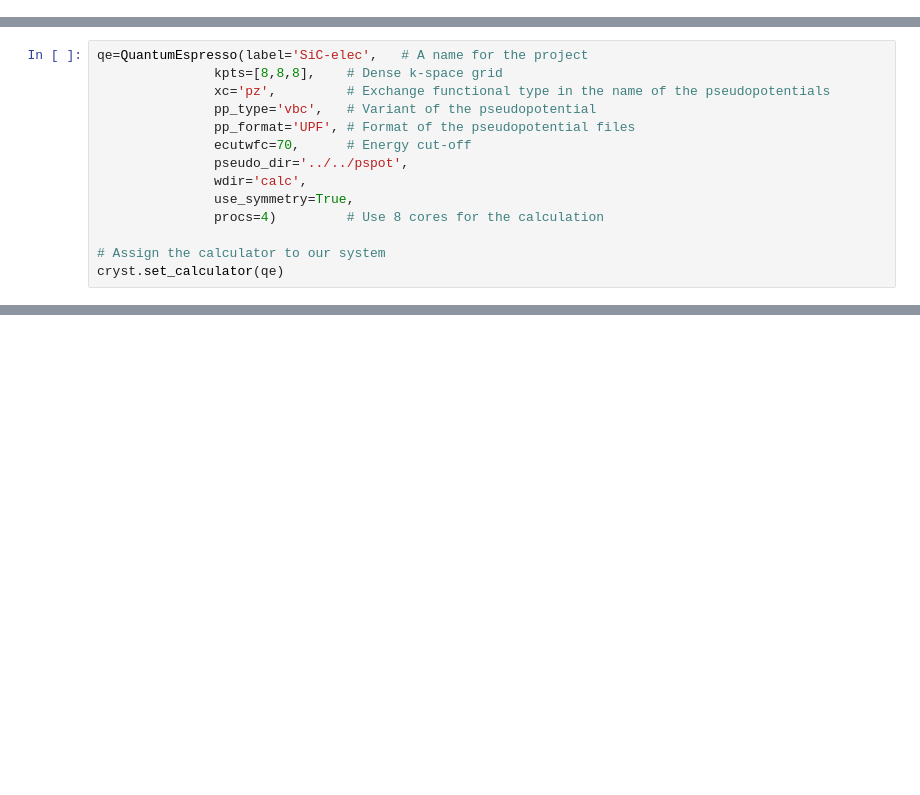
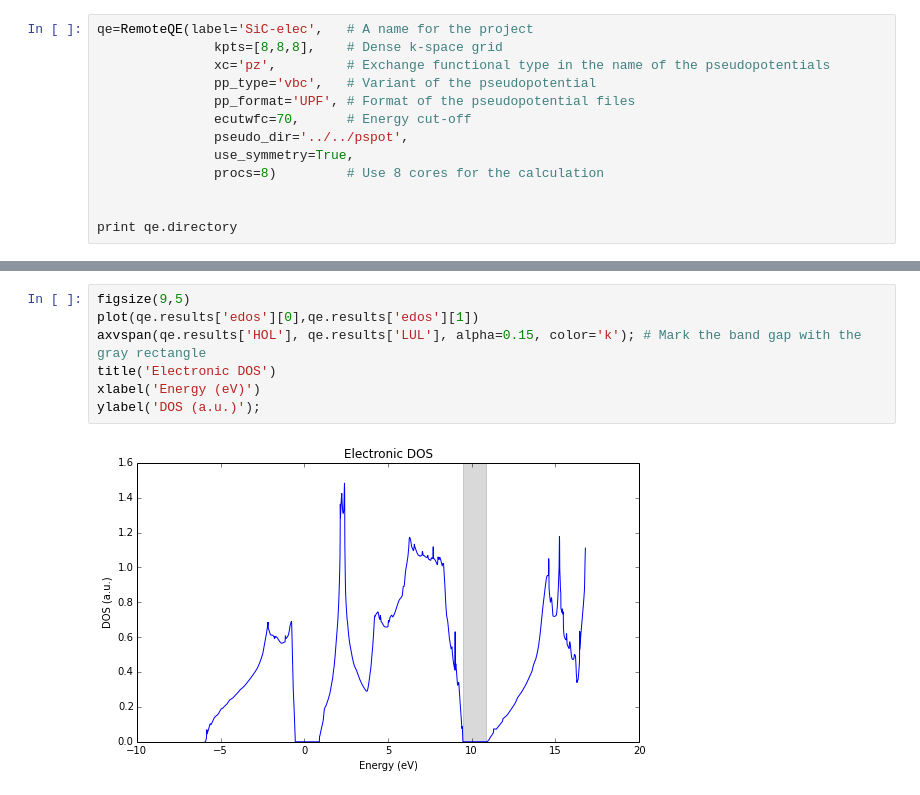
Before and after one commit to jochym/qe-doc, a Jupyter notebook: Electronic_structure.ipynb, the cells around one changed output, grey strips where cells are left out. Saved outputs shown, nothing was run; the diff lists cells and outputs as text; blank space fills up the shorter version.

```diff
--- a/Electronic_structure.ipynb
+++ b/Electronic_structure.ipynb
@@ -38,0 +40,13 @@ To start any calculation we need to create a crystal. We will use a cubic, zinc-
+# %%
+qe=RemoteQE(label='SiC-elec',   # A name for the project
+               kpts=[8,8,8],    # Dense k-space grid
+               xc='pz',         # Exchange functional type in the name of the pseudopotentials
+               pp_type='vbc',   # Variant of the pseudopotential
+               pp_format='UPF', # Format of the pseudopotential files
+               ecutwfc=70,      # Energy cut-off
+               pseudo_dir='../../pspot',
+               use_symmetry=True,
+               procs=8)         # Use 8 cores for the calculation
+
+
+print qe.directory
@@ -47,17 +64,3 @@ Our Quantum Espresso calculator will use a denser Brilloun zone grid (kpts: 8x8x
-# %%
-qe=QuantumEspresso(label='SiC-elec',   # A name for the project
-               kpts=[8,8,8],    # Dense k-space grid
-               xc='pz',         # Exchange functional type in the name of the pseudopotentials
-               pp_type='vbc',   # Variant of the pseudopotential
-               pp_format='UPF', # Format of the pseudopotential files
-               ecutwfc=70,      # Energy cut-off
-               pseudo_dir='../../pspot',
-               wdir='calc',
-               use_symmetry=True,
-               procs=4)         # Use 8 cores for the calculation
-
-# Assign the calculator to our system
-cryst.set_calculator(qe)
 # %% [markdown]
 Structure check
 ---------------
@@ -113,0 +137,9 @@ for b in ev:
+# %%
+figsize(9,5)
+plot(qe.results['edos'][0],qe.results['edos'][1])
+axvspan(qe.results['HOL'], qe.results['LUL'], alpha=0.15, color='k'); # Mark the band gap with the gray rectangle
+title('Electronic DOS')
+xlabel('Energy (eV)')
+ylabel('DOS (a.u.)');
+# %% [output]
+[figure, added]
```
Also changed, not shown: parts of 23 cells of this notebook.
